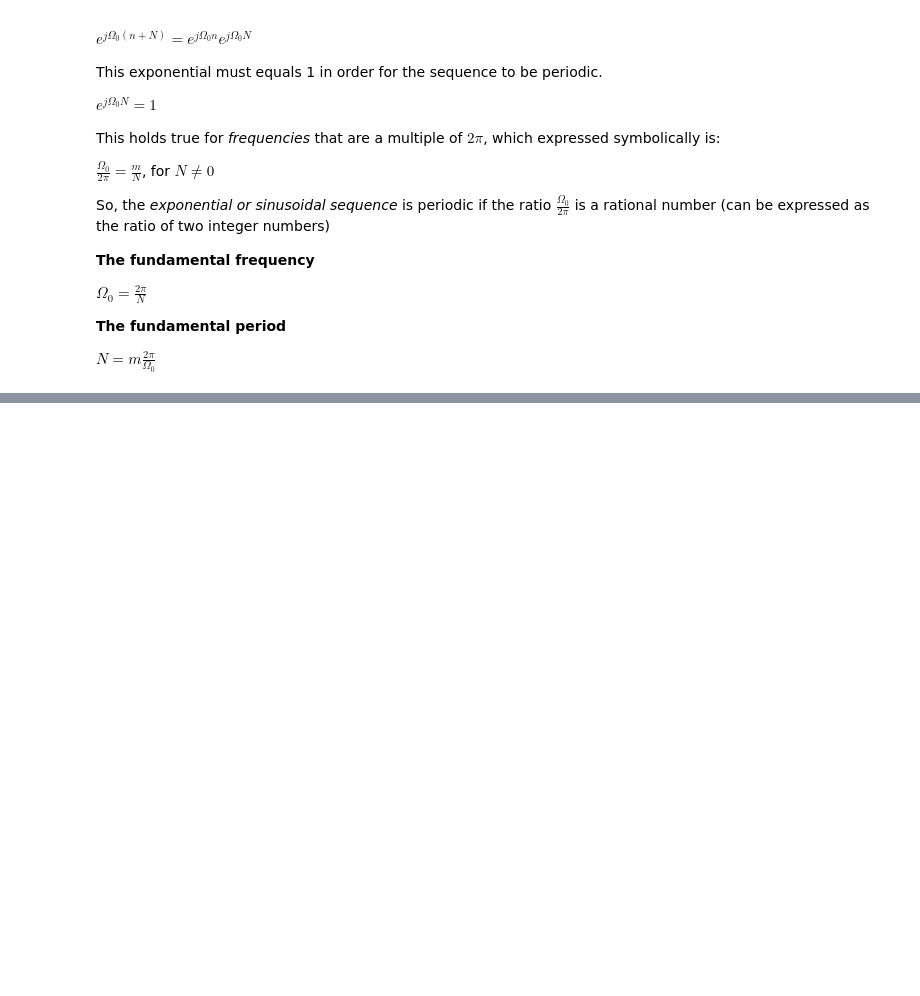
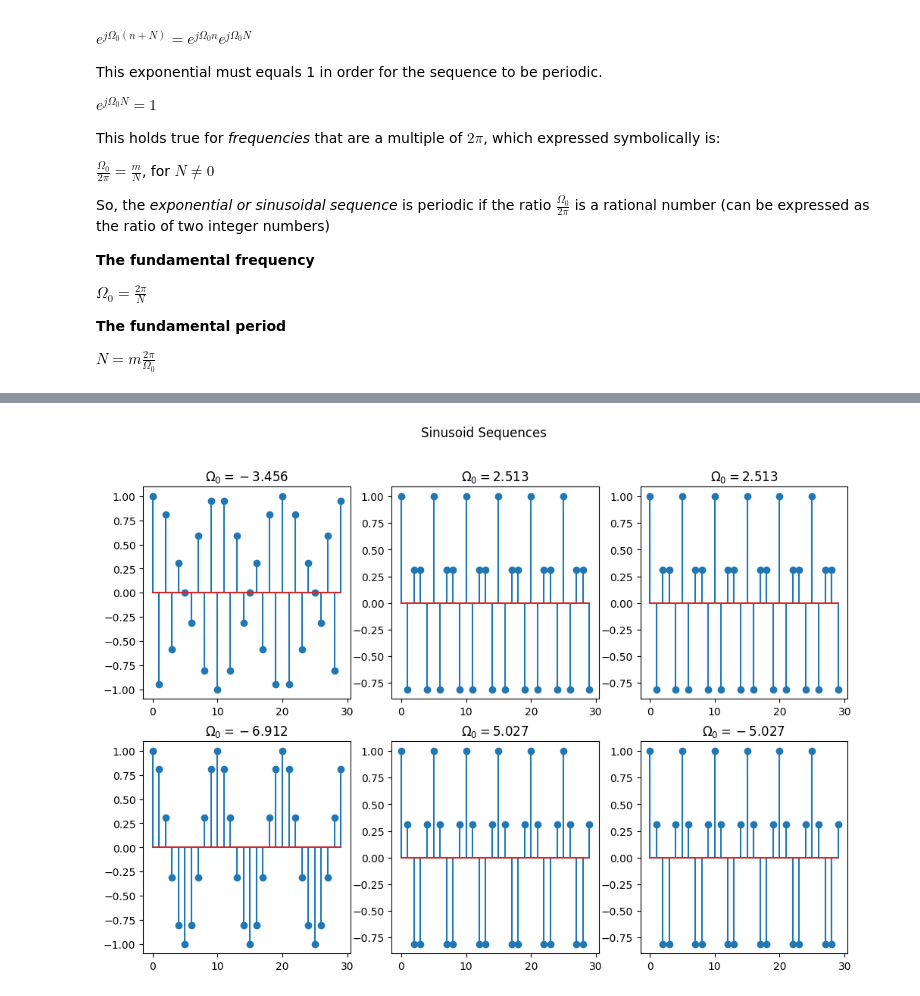
Before and after one commit to zjukd00m/SignalsAndSystems, a Jupyter notebook: Introduction/labs-01-exponentials.ipynb, the cells around one changed output, grey strips where cells are left out. Drawn from its saved outputs; the diff is of its cells as text; code cells hidden in the pictures; blank space fills up the shorter version.

```diff
--- a/Introduction/labs-01-exponentials.ipynb
+++ b/Introduction/labs-01-exponentials.ipynb
@@ -549,0 +580,29 @@ $N = m\frac{2\pi}{\Omega_0}$
+# %%
+# The theory says that:
+# Lower frequency components are located around: 0, 2pi, even multiples of 2pi
+# Higher frequency components are located around: -pi, pi, odd multiples of pi
+
+fig, axs = plt.subplots(2, 3, figsize=(12, 8))
+
+fig.suptitle("Sinusoid Sequences")
+
+for i in range(2):
+    for j in range(3):
+        omega = 0
+
+        # The first row will be for higher frequency sequences
+        if i == 0:
+            omega = np.pi * np.random.choice([0.8, 1.1, -1.1, -0.8])
+        # The second row will be for lower frequency sequences
+        else:
+            omega = 2 * np.pi * np.random.choice([0.6, 1.1, 0.8, -0.8, -0.6, -1.1])
+
+        x_n = sinusoid_sequence(n, 1, omega, 0)
+
+        ax = axs[i][j]
+
+        ax.stem(n, x_n)
+
+        ax.set_title(r"$\Omega_0 = %s$" % round(omega, 3))
+# %% [output]
+[figure, added]
```
Also changed, not shown: parts of 9 cells of this notebook.
